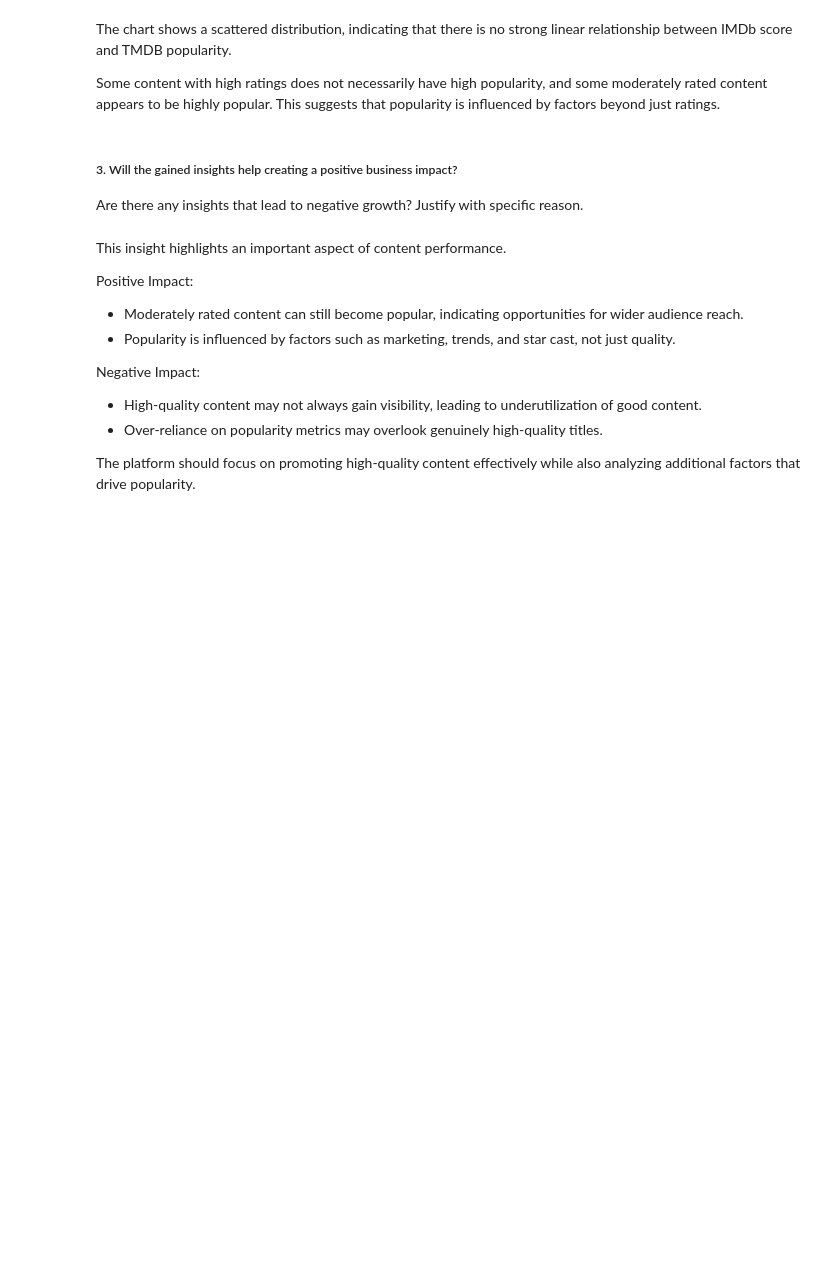
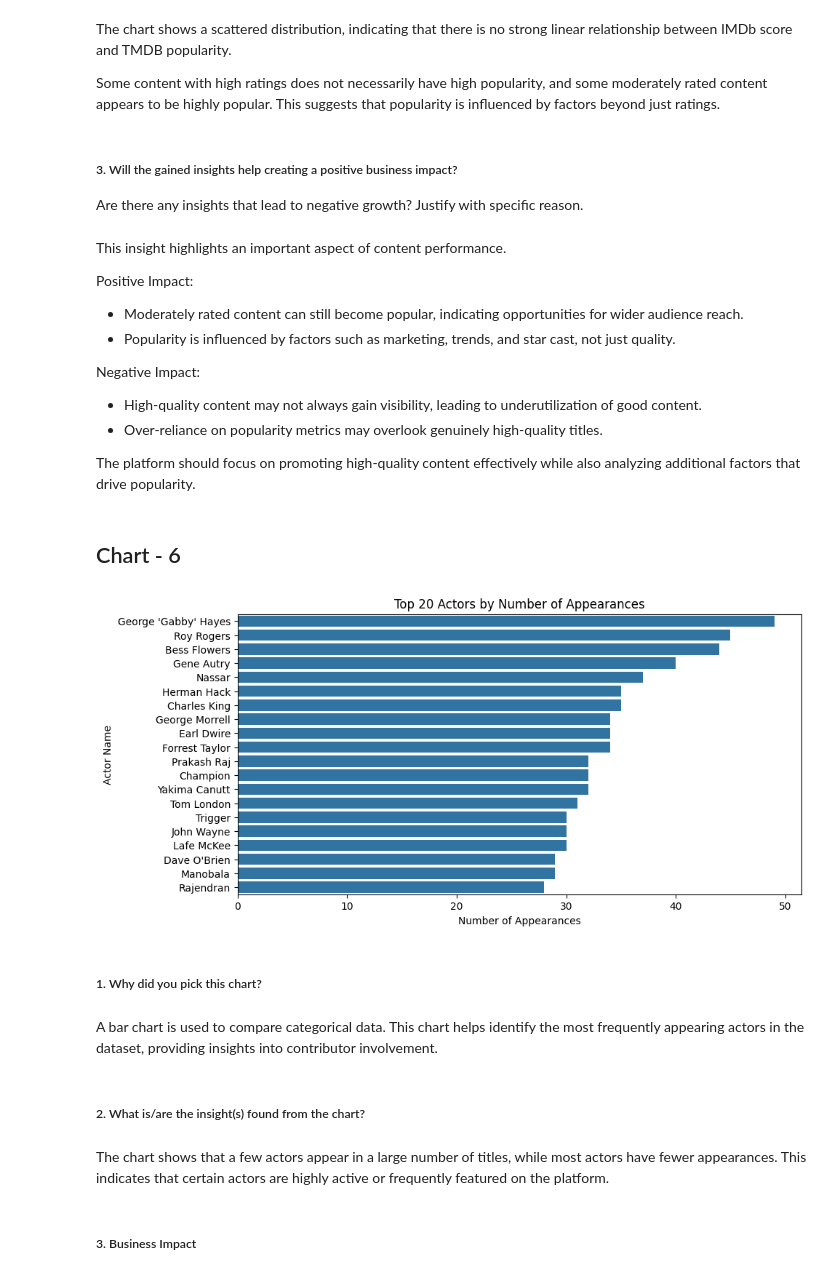
Before and after one commit to Snehamn24/Amazon-Prime-Video-EDA-and-Machine-Learning-Analysis, a Jupyter notebook: Amazon_Prime_EDA.ipynb, the cells around one changed output. Drawn from its saved outputs; the diff is of its cells as text; code cells hidden in the pictures; blank space fills up the shorter version.

Commit message:
Data Visualization - chart 6

```diff
--- a/Amazon_Prime_EDA.ipynb
+++ b/Amazon_Prime_EDA.ipynb
@@ -776,3 +776,27 @@ Negative Impact:
 - Over-reliance on popularity metrics may overlook genuinely high-quality titles.
 
 The platform should focus on promoting high-quality content effectively while also analyzing additional factors that drive popularity.
+# %% [markdown]
+## Chart - 6
+# %%
+#Chart – 6: Top Actors by Number of Appearances
+actors = credits[credits['role'] == 'ACTOR']
+top_actors = actors['name'].value_counts().head(20)
+plt.figure(figsize=(10,5))
+sns.barplot(x=top_actors.values, y=top_actors.index)
+plt.title("Top 20 Actors by Number of Appearances")
+plt.xlabel("Number of Appearances")
+plt.ylabel("Actor Name")
+plt.show()
+# %% [output]
+[figure, added]
+# %% [markdown]
+##### 1. Why did you pick this chart?
+# %% [markdown]
+A bar chart is used to compare categorical data. This chart helps identify the most frequently appearing actors in the dataset, providing insights into contributor involvement.
+# %% [markdown]
+##### 2. What is/are the insight(s) found from the chart?
+# %% [markdown]
+The chart shows that a few actors appear in a large number of titles, while most actors have fewer appearances. This indicates that certain actors are highly active or frequently featured on the platform.
+# %% [markdown]
+##### 3. Business Impact
```
Also changed, not shown: parts of 6 cells of this notebook.
